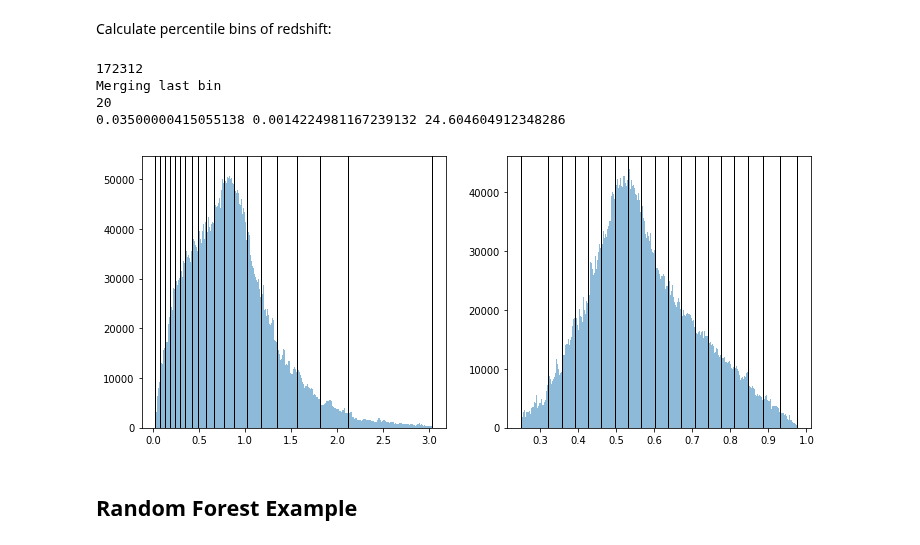
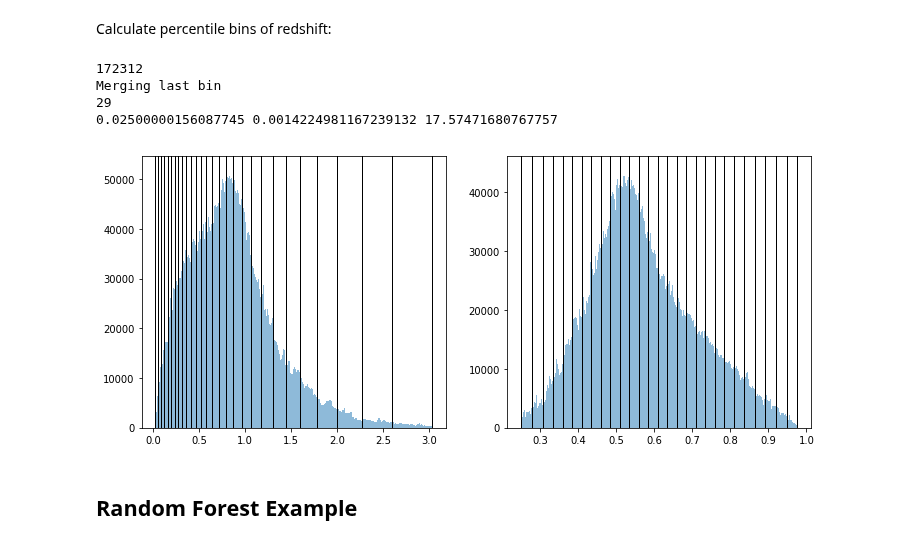
Before and after one commit to dkirkby/zotbin, a Jupyter notebook: Sandbox.ipynb, the cells around one changed output. Cells and saved outputs as stored; diff of their text form; code cells hidden in the pictures.

```diff
--- a/Sandbox.ipynb
+++ b/Sandbox.ipynb
@@ -66,7 +66,7 @@ Loaded 17228554 validation rows.
 # %% [markdown]
 Calculate percentile bins of redshift:
 # %%
-def get_zedges(z, frac=0.02, damin=0.035, damax=0.045):
+def get_zedges(z, frac=0.02, damin=0.025, damax=0.028):
     zsorted = np.sort(z)
     asorted = 1 / (zsorted + 1)
     nfrac = int(np.round(frac * len(z)))
@@ -80,36 +80,36 @@ def get_zedges(z, frac=0.02, damin=0.035, damax=0.045):
         while (hi < last) and (asorted[hi] >= asorted[lo] - damin):
             hi += 1
         while (hi > lo + 1) and (asorted[hi] <= asorted[lo] - damax):
             hi -= 1
         zedges.append(zsorted[hi])
     if (asorted[lo] < asorted[hi] + damin) or (hi - lo + 1 < nfrac):
         print('Merging last bin')
         zedges[-2] = zedges[-1]
         zedges = zedges[:-1]
     zedges = np.array(zedges)
     print(len(zedges))
 
     aedges = 1 / (1 + zedges[::-1])
     damin = np.min(np.diff(aedges))
     da_int = (aedges[-1] - aedges[0]) / 512
     print(damin, da_int, damin / da_int)
 
     fig, ax = plt.subplots(1, 2, figsize=(12, 5))
     ax[0].hist(z, range=(zsorted[0], zsorted[-1]), bins=500, alpha=0.5)
     ax[1].hist(1 / (1 + z), range=(asorted[-1], asorted[0]), bins=500, alpha=0.5)
     for ze in zedges:
         ax[0].axvline(ze, color='k', lw=1)
     for ae in aedges:
         ax[1].axvline(ae, color='k', lw=1)
     return zedges
 
 zedges = get_zedges(training_z)
 # %% [output]
 172312
 Merging last bin
-20
-0.03500000415055138 0.0014224981167239132 24.604604912348286
+29
+0.02500000156087745 0.0014224981167239132 17.57471680767757
-[figure, old version]
+[figure, new version]
 # %% [markdown]
 ## Random Forest Example
 # %%
```
Also changed, not shown: parts of 6 cells of this notebook.
